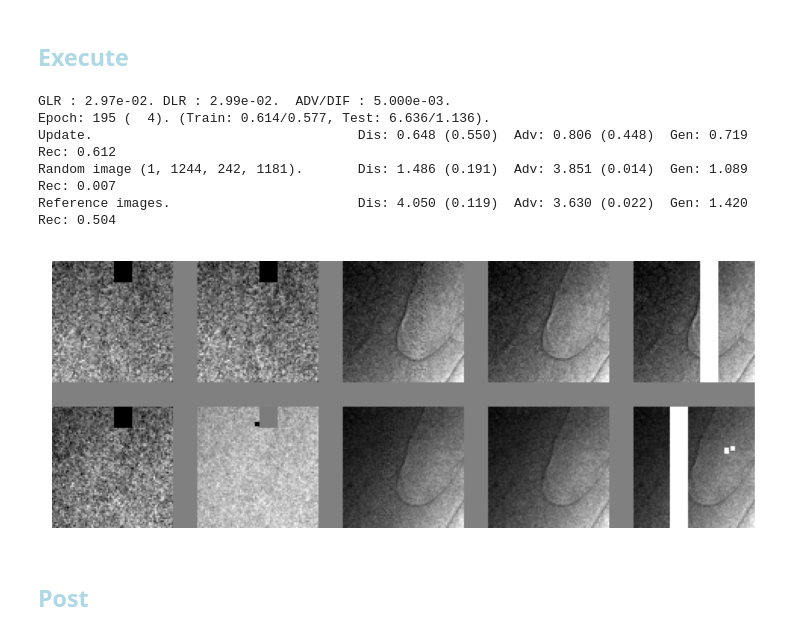
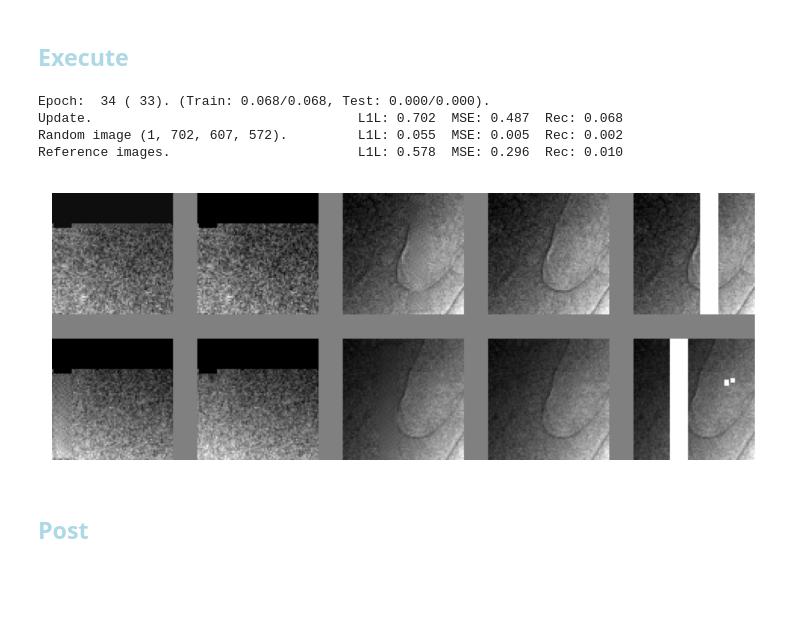
Before and after one commit to antonmx/shiftpatch, a Jupyter notebook: shiftpatch_bp3.ipynb, the cells around one changed output. Cells and saved outputs as stored; diff of their text form; code cells hidden in the pictures; blank space fills up the shorter version.

Commit message:
modified:   shiftpatch_bp0.ipynb 	modified:   shiftpatch_bp1.ipynb 	modified:   shiftpatch_bp2.ipynb 	modified:   shiftpatch_bp3.ipynb

```diff
--- a/shiftpatch_bp3.ipynb
+++ b/shiftpatch_bp3.ipynb
@@ -159,22 +160,9 @@ model_summary = summary(sg.generator, input_data=[ [sg.refImages[[0,1],0:4,...],
 class Discriminator(sg.DiscriminatorTemplate):
     def __init__(self):
         super(Discriminator, self).__init__()
-        self.baseChannels = 16
-        self.body =  nn.Sequential(
-            self.encblock( 1/self.baseChannels,
-                               1, 3, norm=False,),
-            self.encblock( 1,  1, 3, norm=False, dopadding=True),
-            self.encblock( 1,  2, 3, norm=False, stride=2),
-            self.encblock( 2,  2, 3, norm=False, dopadding=True),
-            self.encblock( 2,  4, 3, norm=False, stride=2),
-            self.encblock( 4,  4, 3, norm=False, dopadding=True),
-            self.encblock( 4,  8, 3, norm=False, stride=2),
-            self.encblock( 8,  8, 3, norm=False, dopadding=True),
-            self.encblock( 8, 16, 3, norm=False, stride=2),
-            self.encblock(16, 16, 3, norm=False, dopadding=True),
-            )
-        self.head = self.createHead()
-        #sg.load_model(self, model_path="/mnt/bctpro.data/anton/shiftpatch/model_1_dis.pt" )
+        self.param = nn.Parameter(torch.zeros(1))
+    def forward(self, images):
+        return torch.zeros((images.shape[0],1), device=sg.TCfg.device)
 
 sg.discriminator = Discriminator()
 sg.discriminator = sg.discriminator.to(sg.TCfg.device)
@@ -188,7 +176,8 @@ sg.optimizer_D = sg.createOptimizer(sg.discriminator, sg.TCfg.learningRateD)
 # %% [markdown]
 ## Loss
 # %%
-sg.noAdv = False
+sg.noAdv = True
+sg.MSSSIM = ssim.MS_SSIM(data_range=2.0, size_average=False, channel=1, win_size=1)
 
 #sg.normTestRec, sg.normTestMSE, sg.normTestL1L = sg.summarizeSet(sg.testLoader)[0:3]
 #print(f"{sg.normTestRec:.3e}, {sg.normTestMSE:.3e}, {sg.normTestL1L:.3e}")
@@ -197,9 +186,8 @@ sg.noAdv = False
 #                                                sg.createSubSet(sg.trainSet),
 #                                                num_workers=sg.TCfg.loaderWorkers))[0:3]
 #print(f"{sg.normRec:.3e}, {sg.normMSE:.3e}, {sg.normL1L:.3e}")
-
-sg.normTestRec, sg.normTestMSE, sg.normTestL1L =  3.185e-03, 3.845e-04, 6.890e-03 # 1.426e-03, 1.832e-04, 4.196e-03
-sg.normRec, sg.normMSE, sg.normL1L = 1.443e-02, 2.267e-03, 1.797e-02 # 8.046e-03, 1.071e-03, 1.226e-02
+sg.normTestRec, sg.normTestMSE, sg.normTestL1L = 8.905e-05, 3.845e-04, 6.890e-03 # 4.314e-04, 7.362e-03
+sg.normRec, sg.normMSE, sg.normL1L = 1.170e-04, 2.267e-03, 1.797e-02 #1.915e-03, 1.639e-02
 
 # SSIM:   bs0 4.463e-02, 1.044e-02 # bsMean 4.503e-02, 1.025e-02 # bs- 4.448e-02, 1.028e-02 # mskMean 4.739e-02, 1.078e-02
 # MSSSIM: bs0 1.431e-02, 3.716e-03 # bsMean 1.443e-02, 3.185e-03 # bs- 1.354e-02, 3.096e-03
@@ -247,48 +235,45 @@ def adjustScheduler(scheduler, iniLr, target) :
     gamma = scheduler.gamma
     curLR = scheduler.get_last_lr()[0] / iniLr
     if gamma < 1 and curLR > target \
     or gamma > 1 and curLR < target :
         scheduler.step()
     return f"LR : {curLR:.2e}. "
 
 #sg.minRecTest, sg.minRecTrain = 1, 1
-sg.ADV_DIF=5e-3
-sg.trainCyclesDis = 2
+sg.ADV_DIF=0
+#sg.trainCyclesDis = 2
 sg.scheduler_G = torch.optim.lr_scheduler.StepLR(sg.optimizer_G, 1, gamma=1-0.01)
-sg.scheduler_D = torch.optim.lr_scheduler.StepLR(sg.optimizer_D, 1, gamma=1-0.01)
+#sg.scheduler_D = torch.optim.lr_scheduler.StepLR(sg.optimizer_D, 1, gamma=1-0.01)
 #torch.optim.lr_scheduler.LambdaLR(sg.optimizer_G, lambda epoch: 1).step()
 #torch.optim.lr_scheduler.LambdaLR(sg.optimizer_D, lambda epoch: 1).step()
 def my_beforeReport(_) :
     message = ""
-    message += "G" + adjustScheduler(sg.scheduler_G, sg.TCfg.learningRateG, 0.03)
-    message += "D" + adjustScheduler(sg.scheduler_D, sg.TCfg.learningRateD, 0.03)
-    message += f" ADV/DIF : {sg.ADV_DIF:.3e}."
-    sg.ADV_DIF = max(5e-3, sg.ADV_DIF-1e-5)
+    message += "G" + adjustScheduler(sg.scheduler_G, sg.TCfg.learningRateG, 0.1)
+    #message += "D" + adjustScheduler(sg.scheduler_D, sg.TCfg.learningRateD, 0.03)
     with open(f"message_{sg.TCfg.exec}.txt", 'a') as file:
         file.write(message + "\n")
     print(message)
     return
-sg.beforeReport = my_beforeReport
+#sg.beforeReport = my_beforeReport
 
 #sg.TCfg.loaderWorkers = 0 # for debug single threaded
 try :
     sg.train(savedCheckPoint)
 except :
     #del sg.dataLoader
     #del sg.testLoader
     sg.freeGPUmem()
     1/10 # to release Jupyuter memory in the next step
     sg.epoch -= 1
     raise
 
-# Gen BN; Dis noBN; Dis individual, no masks
+# Gen BN; NO Dis, SSIMwin 1
 # %% [output]
-GLR : 2.97e-02. DLR : 2.99e-02.  ADV/DIF : 5.000e-03.
-Epoch: 195 (  4). (Train: 0.614/0.577, Test: 6.636/1.136).
-Update.                                  Dis: 0.648 (0.550)  Adv: 0.806 (0.448)  Gen: 0.719  Rec: 0.612
-Random image (1, 1244, 242, 1181).       Dis: 1.486 (0.191)  Adv: 3.851 (0.014)  Gen: 1.089  Rec: 0.007
-Reference images.                        Dis: 4.050 (0.119)  Adv: 3.630 (0.022)  Gen: 1.420  Rec: 0.504
+Epoch:  34 ( 33). (Train: 0.068/0.068, Test: 0.000/0.000).
+Update.                                  L1L: 0.702  MSE: 0.487  Rec: 0.068
+Random image (1, 702, 607, 572).         L1L: 0.055  MSE: 0.005  Rec: 0.002
+Reference images.                        L1L: 0.578  MSE: 0.296  Rec: 0.010
-[figure, old version]
+[figure, new version]
 # %% [markdown]
 ## <font style="color:lightblue">Post</font>
 # %%
```
Also changed, not shown: parts of 4 cells of this notebook, 3 other files.
